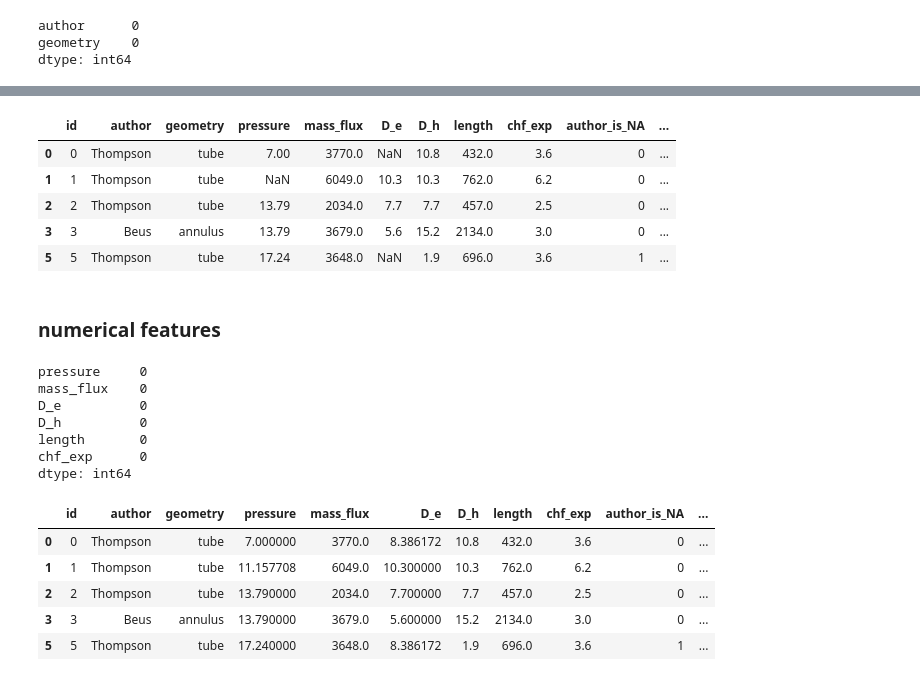
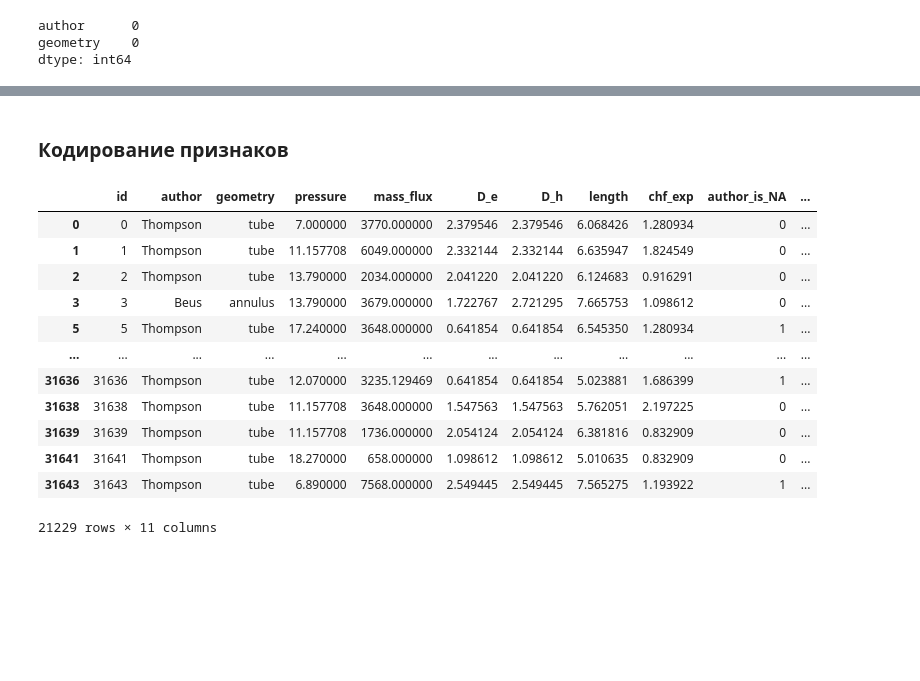
Before and after one commit to korshunovamm/Kaggle-Heat-Flux, a Jupyter notebook: solution.ipynb, the cells around one changed output, grey strips where cells are left out. Drawn from its saved outputs; the diff is of its cells as text; code cells hidden in the pictures; blank space fills up the shorter version.

```diff
--- a/solution.ipynb
+++ b/solution.ipynb
@@ -34,9 +54,9 @@ X_e_out [-] (target) - Этот столбец представляет пере
 # %%
-df.rename(columns={'pressure [MPa]':'pressure',
-                       'mass_flux [kg/m2-s]':'mass_flux',
-                       'x_e_out [-]':'x_e_out',
-                       'D_e [mm]':'D_e',
-                       'D_h [mm]':'D_h',
-                       'length [mm]':'length',
-                       'chf_exp [MW/m2]':'chf_exp'}, inplace=True)
+data.rename(columns={'pressure [MPa]':'pressure',
+                     'mass_flux [kg/m2-s]':'mass_flux',
+                     'x_e_out [-]':'x_e_out',
+                     'D_e [mm]':'D_e',
+                     'D_h [mm]':'D_h',
+                     'length [mm]':'length',
+                     'chf_exp [MW/m2]':'chf_exp'}, inplace=True)
 # %%
@@ -119,0 +78,5 @@ plt.show()
+# %%
+data['D_e'] = np.log(data['D_e'])
+data['D_h'] = np.log(data['D_h'])
+data['length'] = np.log(data['length'])
+data['chf_exp'] = np.log(data['chf_exp'])
@@ -120,6 +87,9 @@ plt.show()
+# %%
+data.loc[data['D_e'].isna(), 'D_e'] = data[data['D_e'].isna()]['D_h']
+data.loc[data['D_h'].isna(), 'D_h'] = data[data['D_h'].isna()]['D_e']
 # %%
-X_train, y_train = df[~df.x_e_out.isna()][df.columns.drop('x_e_out')], df[~df.x_e_out.isna()]['x_e_out']
-X_test, y_test = df[df.x_e_out.isna()][df.columns.drop('x_e_out')], df[df.x_e_out.isna()]['x_e_out']
+X_train, y_train = data[~data.x_e_out.isna()][data.columns.drop('x_e_out')], data[~data.x_e_out.isna()]['x_e_out']
+X_test, y_test = data[data.x_e_out.isna()][data.columns.drop('x_e_out')], data[data.x_e_out.isna()]['x_e_out']
 print(y_train.shape, y_test.shape)
 # %% [output]
 (21229,) (10415,)
@@ -246,38 +195,18 @@ dtype: int64
+# %% [markdown]
+### Кодирование признаков
 # %%
-X_train.head()
+X_train
 # %% [output]
 |  | id | author | geometry | pressure | mass_flux | D_e | D_h | length | chf_exp | author_is_NA | ... |
-| 0 | 0 | Thompson | tube | 7.00 | 3770.0 | NaN | 10.8 | 432.0 | 3.6 | 0 | ... |
-| 1 | 1 | Thompson | tube | NaN | 6049.0 | 10.3 | 10.3 | 762.0 | 6.2 | 0 | ... |
-| 2 | 2 | Thompson | tube | 13.79 | 2034.0 | 7.7 | 7.7 | 457.0 | 2.5 | 0 | ... |
-| 3 | 3 | Beus | annulus | 13.79 | 3679.0 | 5.6 | 15.2 | 2134.0 | 3.0 | 0 | ... |
-| 5 | 5 | Thompson | tube | 17.24 | 3648.0 | NaN | 1.9 | 696.0 | 3.6 | 1 | ... |
+| 0 | 0 | Thompson | tube | 7.000000 | 3770.000000 | 2.379546 | 2.379546 | 6.068426 | 1.280934 | 0 | ... |
+| 1 | 1 | Thompson | tube | 11.157708 | 6049.000000 | 2.332144 | 2.332144 | 6.635947 | 1.824549 | 0 | ... |
+| 2 | 2 | Thompson | tube | 13.790000 | 2034.000000 | 2.041220 | 2.041220 | 6.124683 | 0.916291 | 0 | ... |
+| 3 | 3 | Beus | annulus | 13.790000 | 3679.000000 | 1.722767 | 2.721295 | 7.665753 | 1.098612 | 0 | ... |
+| 5 | 5 | Thompson | tube | 17.240000 | 3648.000000 | 0.641854 | 0.641854 | 6.545350 | 1.280934 | 1 | ... |
+| ... | ... | ... | ... | ... | ... | ... | ... | ... | ... | ... | ... |
+| 31636 | 31636 | Thompson | tube | 12.070000 | 3235.129469 | 0.641854 | 0.641854 | 5.023881 | 1.686399 | 1 | ... |
+| 31638 | 31638 | Thompson | tube | 11.157708 | 3648.000000 | 1.547563 | 1.547563 | 5.762051 | 2.197225 | 0 | ... |
+| 31639 | 31639 | Thompson | tube | 11.157708 | 1736.000000 | 2.054124 | 2.054124 | 6.381816 | 0.832909 | 0 | ... |
+| 31641 | 31641 | Thompson | tube | 18.270000 | 658.000000 | 1.098612 | 1.098612 | 5.010635 | 0.832909 | 0 | ... |
+| 31643 | 31643 | Thompson | tube | 6.890000 | 7568.000000 | 2.549445 | 2.549445 | 7.565275 | 1.193922 | 1 | ... |
+21229 rows × 11 columns
-# %% [markdown]
-### numerical features
-# %%
-def fillna_for_num_features(data):
-    for col in numerical_features:
-        if data[col].isnull().sum() > 0:
-            mode_by_geometry = data.groupby('geometry')[col].apply(lambda x: x.mean())
-            data[col] = data[col].fillna(data['geometry'].map(mode_by_geometry))
-
-    return data[numerical_features].isna().sum()
-
-fillna_for_num_features(X_train)
-# %% [output]
-pressure     0
-mass_flux    0
-D_e          0
-D_h          0
-length       0
-chf_exp      0
-dtype: int64
-# %%
-X_train.head()
-# %% [output]
-|  | id | author | geometry | pressure | mass_flux | D_e | D_h | length | chf_exp | author_is_NA | ... |
-| 0 | 0 | Thompson | tube | 7.000000 | 3770.0 | 8.386172 | 10.8 | 432.0 | 3.6 | 0 | ... |
-| 1 | 1 | Thompson | tube | 11.157708 | 6049.0 | 10.300000 | 10.3 | 762.0 | 6.2 | 0 | ... |
-| 2 | 2 | Thompson | tube | 13.790000 | 2034.0 | 7.700000 | 7.7 | 457.0 | 2.5 | 0 | ... |
-| 3 | 3 | Beus | annulus | 13.790000 | 3679.0 | 5.600000 | 15.2 | 2134.0 | 3.0 | 0 | ... |
-| 5 | 5 | Thompson | tube | 17.240000 | 3648.0 | 8.386172 | 1.9 | 696.0 | 3.6 | 1 | ... |
```
Also changed, not shown: parts of 47 cells of this notebook, 2 other files.
